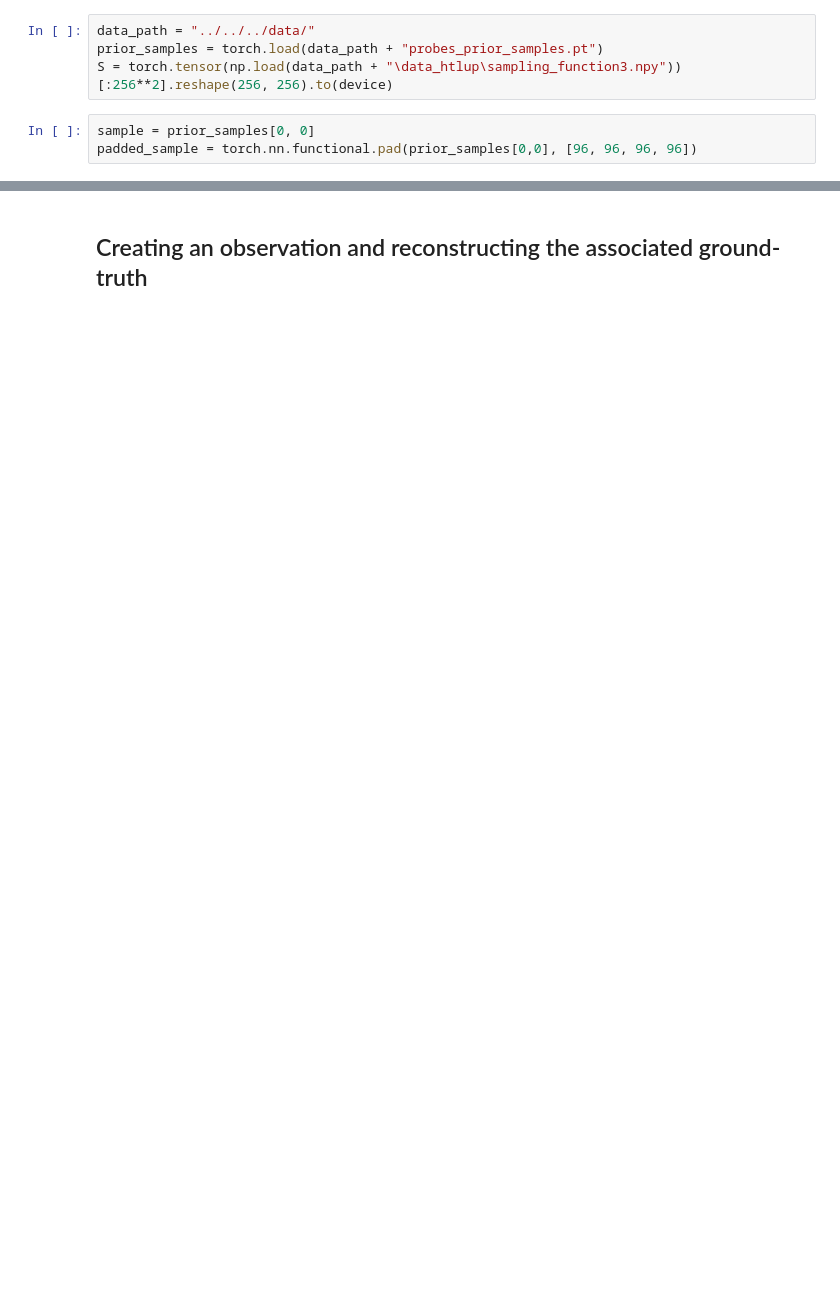
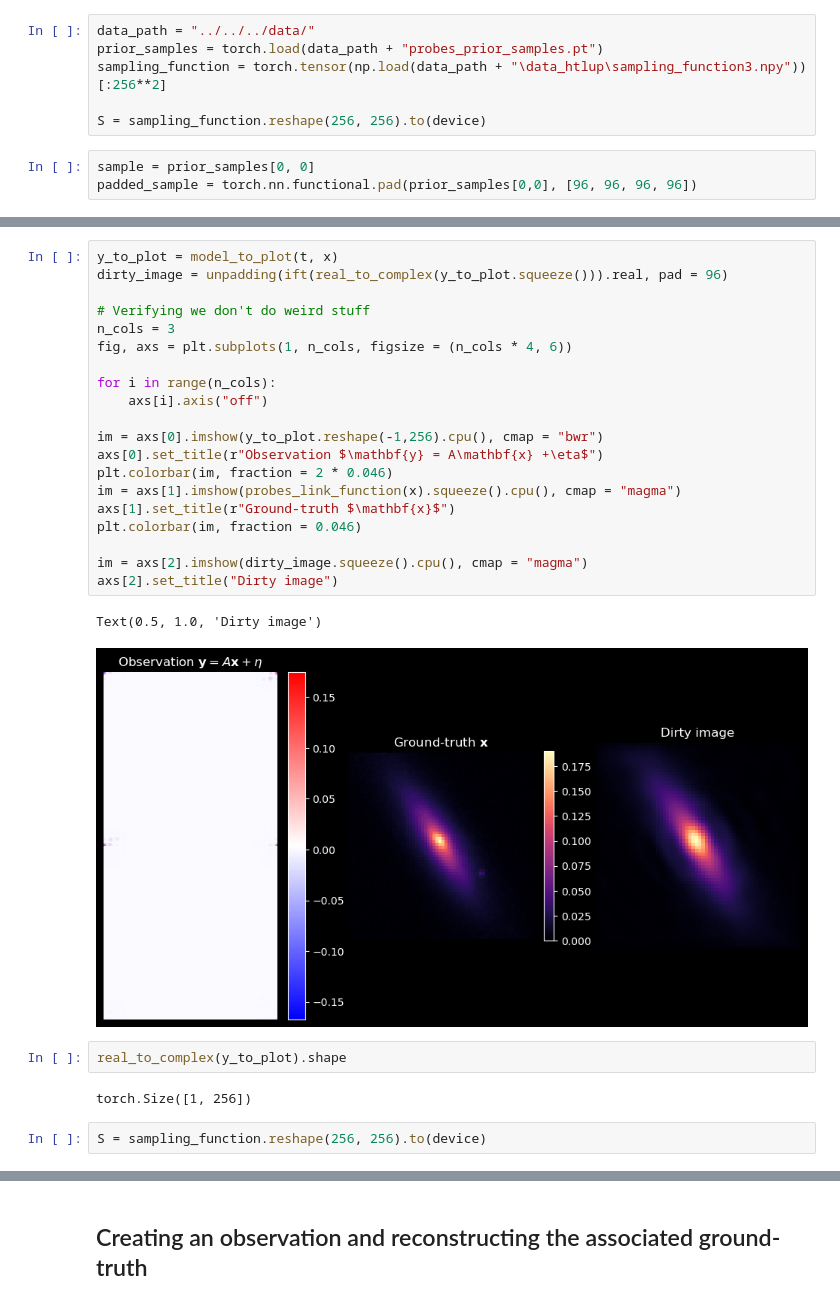
Before and after one commit to EnceladeCandy/bayesian-imaging-radio, a Jupyter notebook: trash_notebooks/inference.ipynb, the cells around one changed output, grey strips where cells are left out. Cells and saved outputs as stored; diff of their text form; blank space fills up the shorter version.

```diff
--- a/trash_notebooks/inference.ipynb
+++ b/trash_notebooks/inference.ipynb
@@ -23,7 +23,9 @@ Using the Variance Exploding SDE
 # %%
 data_path = "../../../data/"
 prior_samples = torch.load(data_path + "probes_prior_samples.pt")
-S = torch.tensor(np.load(data_path + "\data_htlup\sampling_function3.npy"))[:256**2].reshape(256, 256).to(device)
+sampling_function = torch.tensor(np.load(data_path + "\data_htlup\sampling_function3.npy"))[:256**2]
+
+S = sampling_function.reshape(256, 256).to(device)
 # %%
 sample = prior_samples[0, 0]
 padded_sample = torch.nn.functional.pad(prior_samples[0,0], [96, 96, 96, 96])
@@ -34 +112,30 @@ def padding(x, pad):
+# %%
+y_to_plot = model_to_plot(t, x)
+dirty_image = unpadding(ift(real_to_complex(y_to_plot.squeeze())).real, pad = 96)
+
+# Verifying we don't do weird stuff
+n_cols = 3
+fig, axs = plt.subplots(1, n_cols, figsize = (n_cols * 4, 6))
+
+for i in range(n_cols):
+    axs[i].axis("off")
+
+im = axs[0].imshow(y_to_plot.reshape(-1,256).cpu(), cmap = "bwr")
+axs[0].set_title(r"Observation $\mathbf{y} = A\mathbf{x} +\eta$")
+plt.colorbar(im, fraction = 2 * 0.046)
+im = axs[1].imshow(probes_link_function(x).squeeze().cpu(), cmap = "magma")
+axs[1].set_title(r"Ground-truth $\mathbf{x}$")
+plt.colorbar(im, fraction = 0.046)
+
+im = axs[2].imshow(dirty_image.squeeze().cpu(), cmap = "magma")
+axs[2].set_title("Dirty image")
+# %% [output]
+Text(0.5, 1.0, 'Dirty image')
+[figure, added]
+# %%
+real_to_complex(y_to_plot).shape
+# %% [output]
+torch.Size([1, 256])
+# %%
+S = sampling_function.reshape(256, 256).to(device)
 # %%
```
Also changed, not shown: parts of 25 cells of this notebook, 2 other files.
